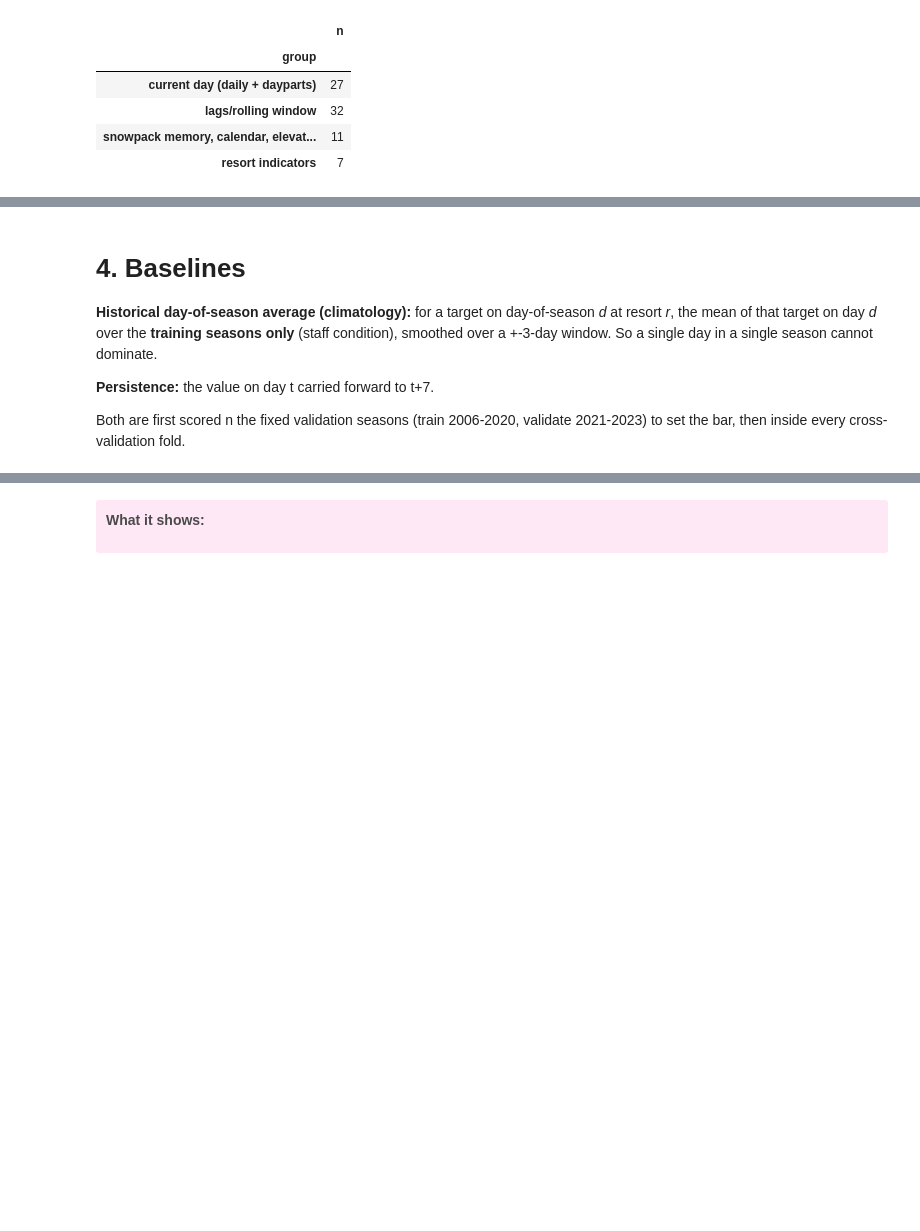
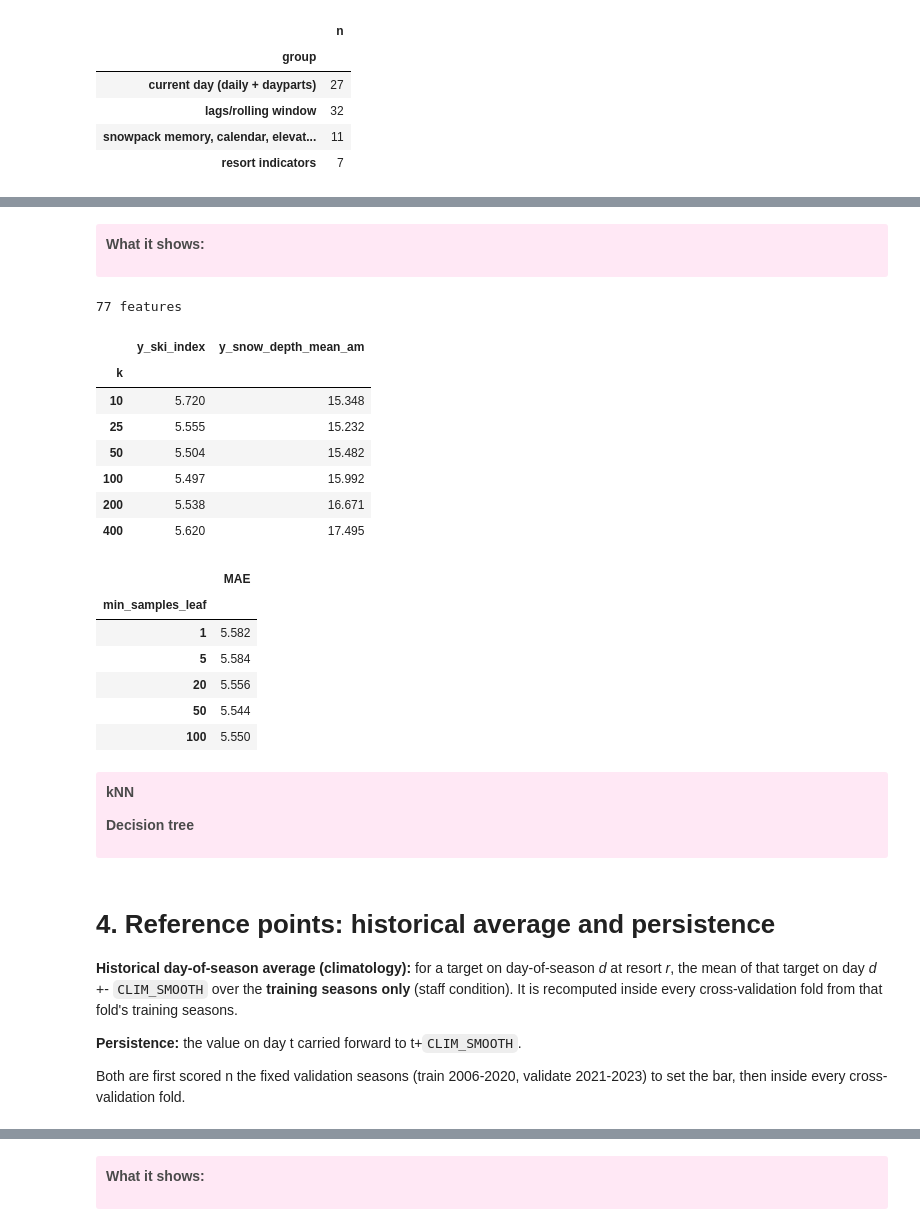
Before and after one commit to LiviaJonnatan/snowpredict, a Jupyter notebook: MS3.ipynb, the cells around one changed output, grey strips where cells are left out. Saved outputs shown, nothing was run; the diff lists cells and outputs as text; code cells hidden in the pictures; blank space fills up the shorter version.

```diff
--- a/MS3.ipynb
+++ b/MS3.ipynb
@@ -488,0 +585,45 @@ pd.DataFrame({"group": ["current day (daily + dayparts)", "lags/rolling window",
+# %% [markdown]
+<div class="alert alert-info" style="color: #4a4a4a; background-color: #ffe8f5; border-color: #feddef; border-width: 1px; border-radius: 3px; padding: 10px;">
+
+**What it shows:**
+# %%
+# decided above. Every candidate stays and these are the features for the rest
+FEATURES = CANDIDATES
+print(len(FEATURES), "features")
+# %% [output]
+77 features
+# %%
+def check_knn():
+    return pd.DataFrame([{"k": k, **loso(lambda tr, va: {t:mean_absolute_error(va[t],
+        make_pipeline(StandardScaler(), KNeighborsRegressor(n_neighbors=k)).fit(tr[FEATURES], tr[t]).predict(va[FEATURES]))
+        for t in [Y_INDEX, Y_DEPTH]})} for k in [10, 25, 50, 100, 200, 400]]).set_index("k")
+
+def check_tree_leaf():
+    return pd.DataFrame([{"min_samples_leaf": leaf, **loso(lambda tr, va: {"MAE": mean_absolute_error(va[Y_INDEX],
+        DecisionTreeRegressor(max_depth=6, min_samples_leaf=leaf, random_state=SEED).fit(tr[FEATURES], tr[Y_INDEX]).predict(va[FEATURES]))})}
+        for leaf in [1, 5, 20, 50, 100]]).set_index("min_samples_leaf")
+# %%
+display(cached("check_knn", check_knn).round(3))
+display(cached("check_tree_leaf", check_tree_leaf).round(3))
+# %% [output]
+|  | y_ski_index | y_snow_depth_mean_am |
+| k |  |  |
+| 10 | 5.720 | 15.348 |
+| 25 | 5.555 | 15.232 |
+| 50 | 5.504 | 15.482 |
+| 100 | 5.497 | 15.992 |
+| 200 | 5.538 | 16.671 |
+| 400 | 5.620 | 17.495 |
+|  | MAE |
+| min_samples_leaf |  |
+| 1 | 5.582 |
+| 5 | 5.584 |
+| 20 | 5.556 |
+| 50 | 5.544 |
+| 100 | 5.550 |
+# %% [markdown]
+<div class="alert alert-info" style="color: #4a4a4a; background-color: #ffe8f5; border-color: #feddef; border-width: 1px; border-radius: 3px; padding: 10px;">
+
+**kNN**
+
+**Decision tree**
@@ -489,9 +634,9 @@ pd.DataFrame({"group": ["current day (daily + dayparts)", "lags/rolling window",
 # %% [markdown]
-# 4. Baselines
+# 4. Reference points: historical average and persistence
 
-**Historical day-of-season average (climatology):** for a target on day-of-season *d* at resort *r*, the mean of that target on day *d* over the **training seasons only** (staff condition), smoothed over a +-3-day window. So a single day in a single season cannot dominate.
+**Historical day-of-season average (climatology):** for a target on day-of-season *d* at resort *r*, the mean of that target on day *d* +- `CLIM_SMOOTH` over the **training seasons only** (staff condition). It is recomputed inside every cross-validation fold from that fold's training seasons.
 
-**Persistence:** the value on day t carried forward to t+7.
+**Persistence:** the value on day t carried forward to t+`CLIM_SMOOTH`.
 
 Both are first scored n the fixed validation seasons (train 2006-2020, validate 2021-2023) to set the bar, then inside every cross-validation fold.
 # %%
```
Also changed, not shown: parts of 28 cells of this notebook, 1 other file.
